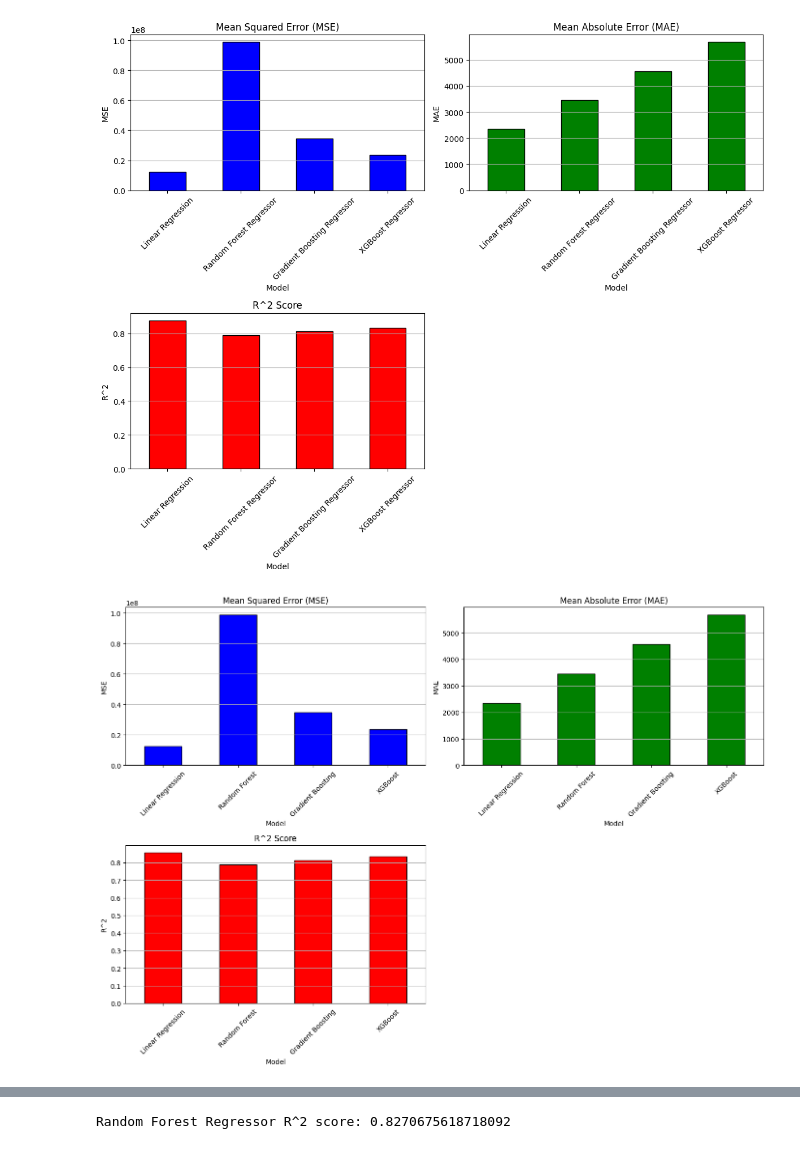
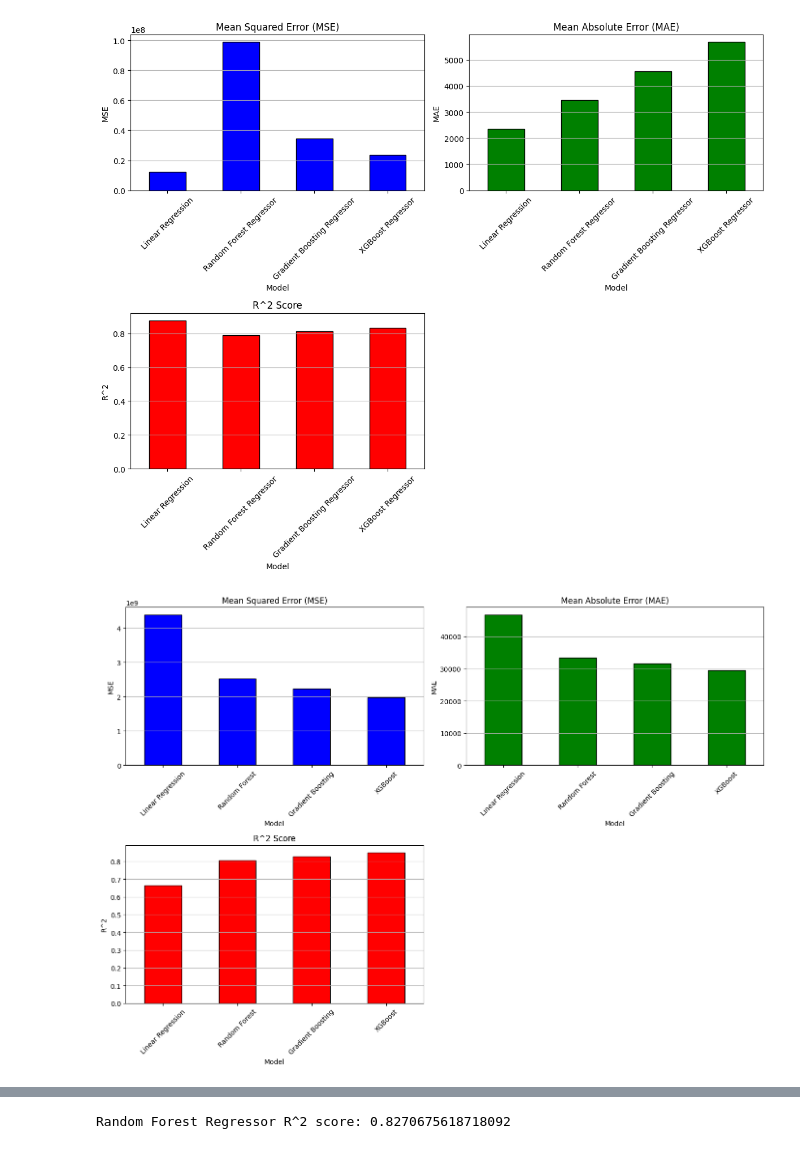
Before and after one commit to andrillion/Projects, a Jupyter notebook: Kopia_av_california_housing_prices.ipynb, the cells around one changed output, grey strips where cells are left out. Saved outputs shown, nothing was run; the diff lists cells and outputs as text; code cells hidden in the pictures.

```diff
--- a/Kopia_av_california_housing_prices.ipynb
+++ b/Kopia_av_california_housing_prices.ipynb
@@ -470,0 +631,20 @@ Mean Absolute Error (MAE): 46749.561510995016
+# %%
+from sklearn.linear_model import ElasticNet
+
+
+# Initialize and train the Elastic Net Regression model
+elastic_net = ElasticNet(alpha=0.001, l1_ratio=0.6)  # alpha is the regularization strength, l1_ratio is the balance between L1 and L2 regularization
+elastic_net.fit(X_train_s, y_train)
+
+# Predict on the test set
+y_pred_elastic = elastic_net.predict(X_test_s)
+
+# Evaluate the model
+mse_elastic = mean_squared_error(y_test, y_pred_elastic)
+mae_elastic = mean_absolute_error(y_test, y_pred_elastic)
+r2_elastic = r2_score(y_test, y_pred_elastic)
+
+print("Elastic Net Regression:")
+print("R^2 score:", r2_elastic)
+print("Mean Squared Error (MSE):", mse_elastic)
+print("Mean Absolute Error (MAE):", mae_elastic)
@@ -634,9 +819,9 @@ gb.score(X_test_s, y_test)
 from sklearn.ensemble import GradientBoostingRegressor
 
 param_grid = {
-    'n_estimators': [100, 200],
+    'n_estimators': [200, 250],
   #  'learning_rate': [0.01, 0.1],
-    'max_depth': [3, 5]
+    'max_depth': [5, 7]
 }
 gb = GradientBoostingRegressor()
 grid_search = GridSearchCV(gb, param_grid, cv=3, scoring='neg_mean_squared_error')
@@ -692,11 +879,9 @@ from sklearn.model_selection import GridSearchCV
 from xgboost import XGBRegressor
 
 param_grid = {
-    'n_estimators': [100, 200],
-    'max_depth': [3, 6, 9],
-    'learning_rate': [0.01, 0.1, 0.2],
-    'subsample': [0.8, 1.0],
-    'colsample_bytree': [0.8, 1.0]
+    'n_estimators': [500, 600, 800],
+    'max_depth': [4, 6],
+    'learning_rate': [0.1, 0.2]
 }
 
 xgb = XGBRegressor()
@@ -934,13 +1082,13 @@ import pandas as pd
 #mae_rfr = 3456.78
 #r2_rfr = 0.789
 
-mse_gb = 34567890.1
-mae_gb = 4567.89
-r2_gb = 0.812
+#mse_gb = 34567890.1
+#mae_gb = 4567.89
+#r2_gb = 0.812
 
-mse_xgb = 23456789.0
-mae_xgb = 5678.90
-r2_xgb = 0.834
+#mse_xgb = 23456789.0
+#mae_xgb = 5678.90
+#r2_xgb = 0.834
 
 # Create a DataFrame from the metrics
 metrics_df = pd.DataFrame({
@@ -958,31 +1106,31 @@ axs[0, 0].set_title('Mean Squared Error (MSE)')
 axs[0, 0].set_ylabel('MSE')
 axs[0, 0].set_xlabel('Model')
 axs[0, 0].grid(axis='y')
 axs[0, 0].tick_params(axis='x', rotation=45)
 
 # Plot MAE
 metrics_df['MAE'].plot(kind='bar', ax=axs[0, 1], color='green', edgecolor='black')
 axs[0, 1].set_title('Mean Absolute Error (MAE)')
 axs[0, 1].set_ylabel('MAE')
 axs[0, 1].set_xlabel('Model')
 axs[0, 1].grid(axis='y')
 axs[0, 1].tick_params(axis='x', rotation=45)
 
 # Plot R^2
 metrics_df['R^2'].plot(kind='bar', ax=axs[1, 0], color='red', edgecolor='black')
 axs[1, 0].set_title('R^2 Score')
 axs[1, 0].set_ylabel('R^2')
 axs[1, 0].set_xlabel('Model')
 axs[1, 0].grid(axis='y')
 axs[1, 0].tick_params(axis='x', rotation=45)
 
 # Empty plot for the last subplot (you can use it for other metrics if needed)
 axs[1, 1].axis('off')
 
 # Adjust layout to prevent overlap
 plt.tight_layout()
 
 # Show the plot
 plt.show()
 # %% [output]
-[figure, old version]
+[figure, new version]
```
Also changed, not shown: parts of 26 cells of this notebook.
